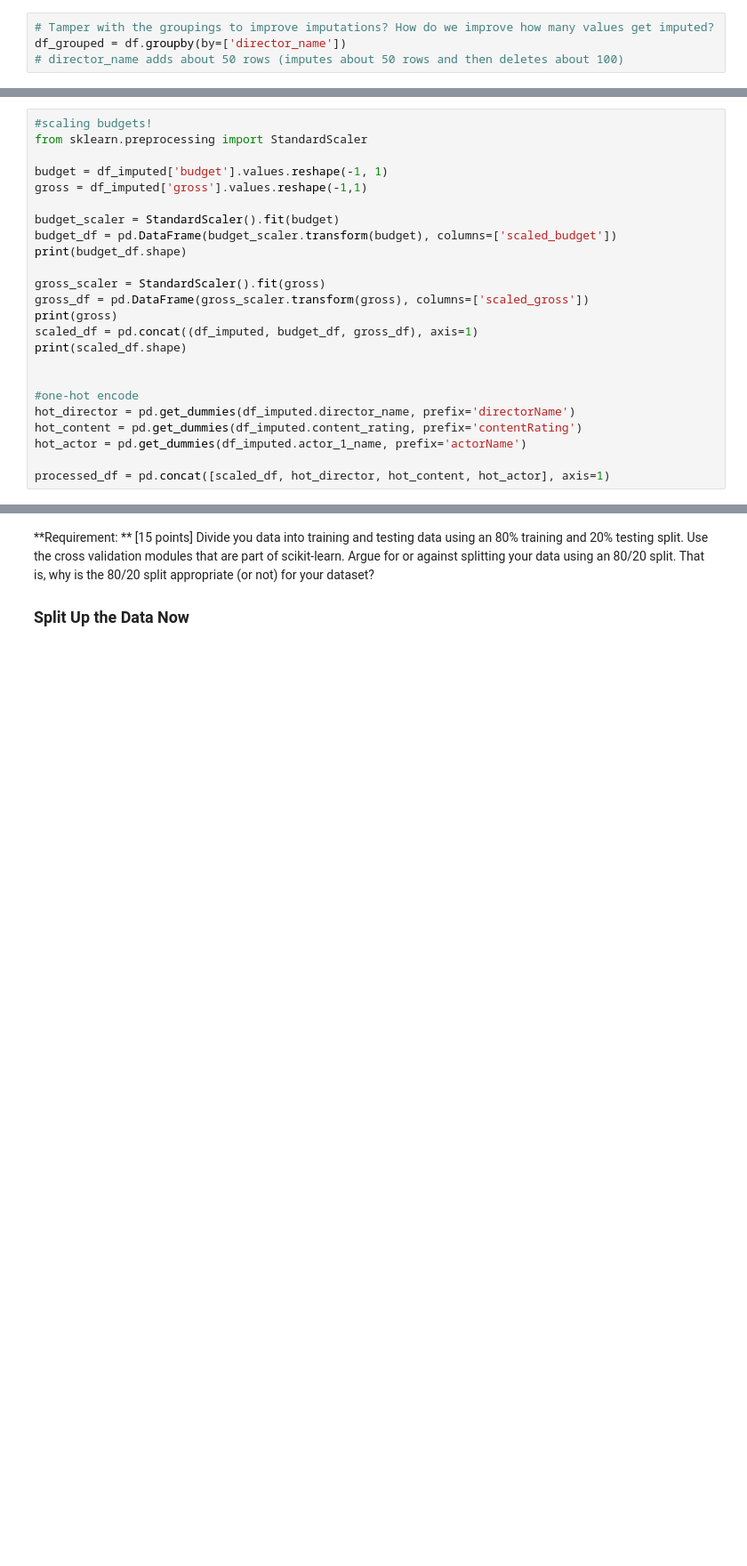
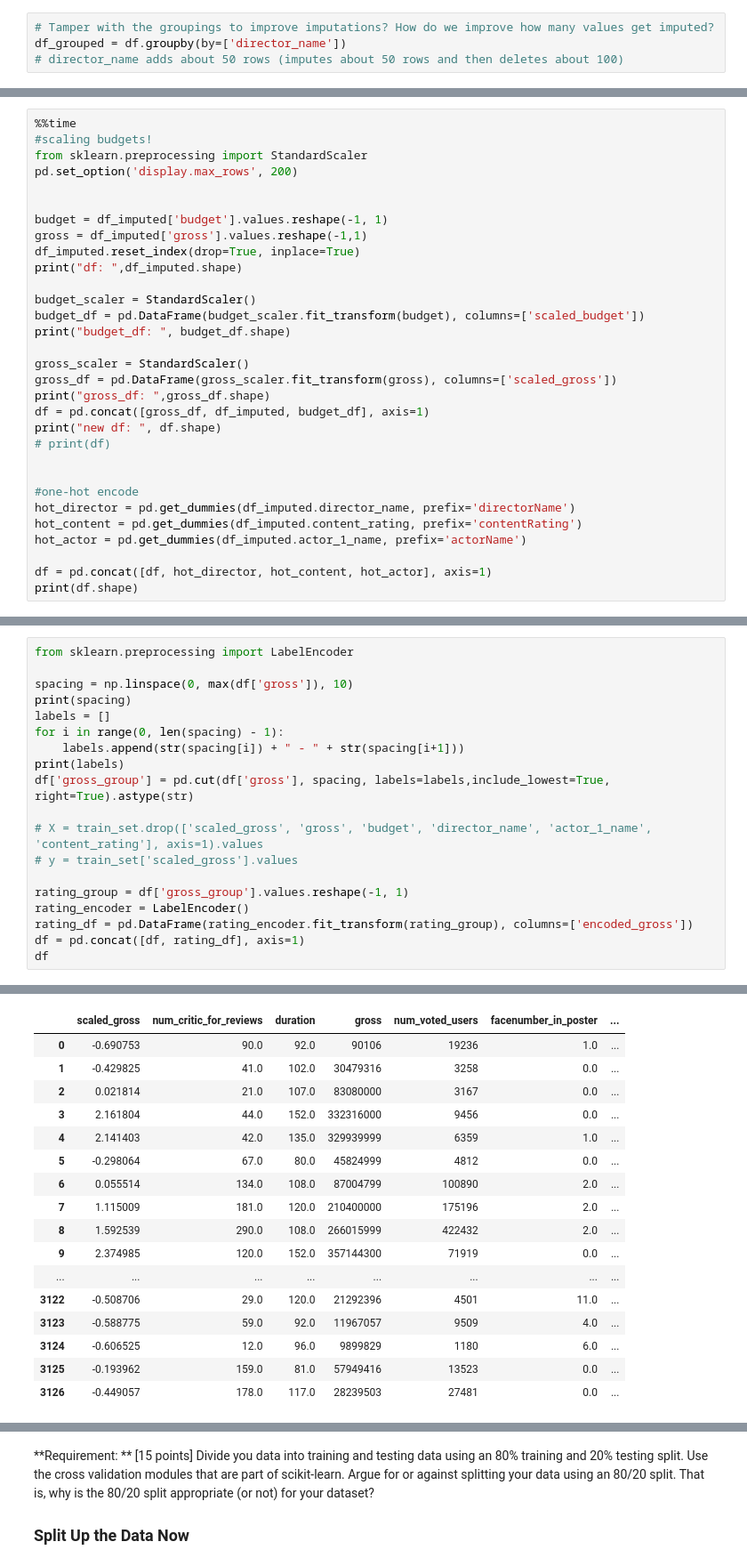
Before and after one commit to CT-Kyle/ML-Labs, a Jupyter notebook: lab4/Lab4 .ipynb, the cells around one changed output, grey strips where cells are left out. Shown at 89% size. Cells and saved outputs as stored; diff of their text form; blank space fills up the shorter version.

Commit message:
lots of stuff, fixed shape error

```diff
--- a/lab4/Lab4 .ipynb
+++ b/lab4/Lab4 .ipynb
@@ -122,20 +157,26 @@ memory usage: 318.6+ KB
 None
 # %%
+%%time
 #scaling budgets!
 from sklearn.preprocessing import StandardScaler
+pd.set_option('display.max_rows', 200)
+
 
 budget = df_imputed['budget'].values.reshape(-1, 1)
 gross = df_imputed['gross'].values.reshape(-1,1)
+df_imputed.reset_index(drop=True, inplace=True)
+print("df: ",df_imputed.shape)
 
-budget_scaler = StandardScaler().fit(budget)
-budget_df = pd.DataFrame(budget_scaler.transform(budget), columns=['scaled_budget'])
-print(budget_df.shape)
+budget_scaler = StandardScaler()
+budget_df = pd.DataFrame(budget_scaler.fit_transform(budget), columns=['scaled_budget'])
+print("budget_df: ", budget_df.shape)
 
-gross_scaler = StandardScaler().fit(gross)
-gross_df = pd.DataFrame(gross_scaler.transform(gross), columns=['scaled_gross'])
-print(gross)
-scaled_df = pd.concat((df_imputed, budget_df, gross_df), axis=1)
-print(scaled_df.shape)
+gross_scaler = StandardScaler()
+gross_df = pd.DataFrame(gross_scaler.fit_transform(gross), columns=['scaled_gross'])
+print("gross_df: ",gross_df.shape)
+df = pd.concat([gross_df, df_imputed, budget_df], axis=1)
+print("new df: ", df.shape)
+# print(df)
 
 
 #one-hot encode
@@ -143,5 +184,6 @@ hot_director = pd.get_dummies(df_imputed.director_name, prefix='directorName')
 hot_content = pd.get_dummies(df_imputed.content_rating, prefix='contentRating')
 hot_actor = pd.get_dummies(df_imputed.actor_1_name, prefix='actorName')
 
-processed_df = pd.concat([scaled_df, hot_director, hot_content, hot_actor], axis=1)
+df = pd.concat([df, hot_director, hot_content, hot_actor], axis=1)
+print(df.shape)
 # %% [output]
@@ -156,0 +196,20 @@ processed_df = pd.concat([scaled_df, hot_director, hot_content, hot_actor], axis
+# %%
+from sklearn.preprocessing import LabelEncoder
+
+spacing = np.linspace(0, max(df['gross']), 10)
+print(spacing)
+labels = []
+for i in range(0, len(spacing) - 1):
+    labels.append(str(spacing[i]) + " - " + str(spacing[i+1]))
+print(labels)
+df['gross_group'] = pd.cut(df['gross'], spacing, labels=labels,include_lowest=True, right=True).astype(str)
+
+# X = train_set.drop(['scaled_gross', 'gross', 'budget', 'director_name', 'actor_1_name', 'content_rating'], axis=1).values
+# y = train_set['scaled_gross'].values
+
+rating_group = df['gross_group'].values.reshape(-1, 1)
+rating_encoder = LabelEncoder()
+rating_df = pd.DataFrame(rating_encoder.fit_transform(rating_group), columns=['encoded_gross'])
+df = pd.concat([df, rating_df], axis=1)
+df
+# %% [output]
@@ -156,0 +220,17 @@ processed_df = pd.concat([scaled_df, hot_director, hot_content, hot_actor], axis
+|  | scaled_gross | num_critic_for_reviews | duration | gross | num_voted_users | facenumber_in_poster | ... |
+| 0 | -0.690753 | 90.0 | 92.0 | 90106 | 19236 | 1.0 | ... |
+| 1 | -0.429825 | 41.0 | 102.0 | 30479316 | 3258 | 0.0 | ... |
+| 2 | 0.021814 | 21.0 | 107.0 | 83080000 | 3167 | 0.0 | ... |
+| 3 | 2.161804 | 44.0 | 152.0 | 332316000 | 9456 | 0.0 | ... |
+| 4 | 2.141403 | 42.0 | 135.0 | 329939999 | 6359 | 1.0 | ... |
+| 5 | -0.298064 | 67.0 | 80.0 | 45824999 | 4812 | 0.0 | ... |
+| 6 | 0.055514 | 134.0 | 108.0 | 87004799 | 100890 | 2.0 | ... |
+| 7 | 1.115009 | 181.0 | 120.0 | 210400000 | 175196 | 2.0 | ... |
+| 8 | 1.592539 | 290.0 | 108.0 | 266015999 | 422432 | 2.0 | ... |
+| 9 | 2.374985 | 120.0 | 152.0 | 357144300 | 71919 | 0.0 | ... |
+| ... | ... | ... | ... | ... | ... | ... | ... |
+| 3122 | -0.508706 | 29.0 | 120.0 | 21292396 | 4501 | 11.0 | ... |
+| 3123 | -0.588775 | 59.0 | 92.0 | 11967057 | 9509 | 4.0 | ... |
+| 3124 | -0.606525 | 12.0 | 96.0 | 9899829 | 1180 | 6.0 | ... |
+| 3125 | -0.193962 | 159.0 | 81.0 | 57949416 | 13523 | 0.0 | ... |
+| 3126 | -0.449057 | 178.0 | 117.0 | 28239503 | 27481 | 0.0 | ... |
```
Also changed, not shown: parts of 19 cells of this notebook.
